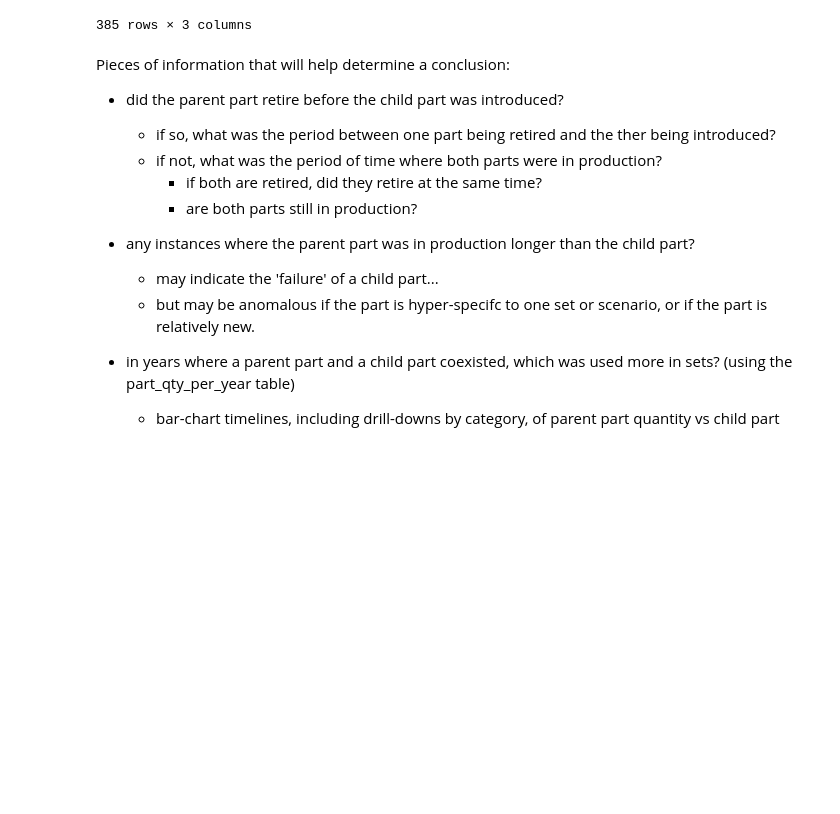
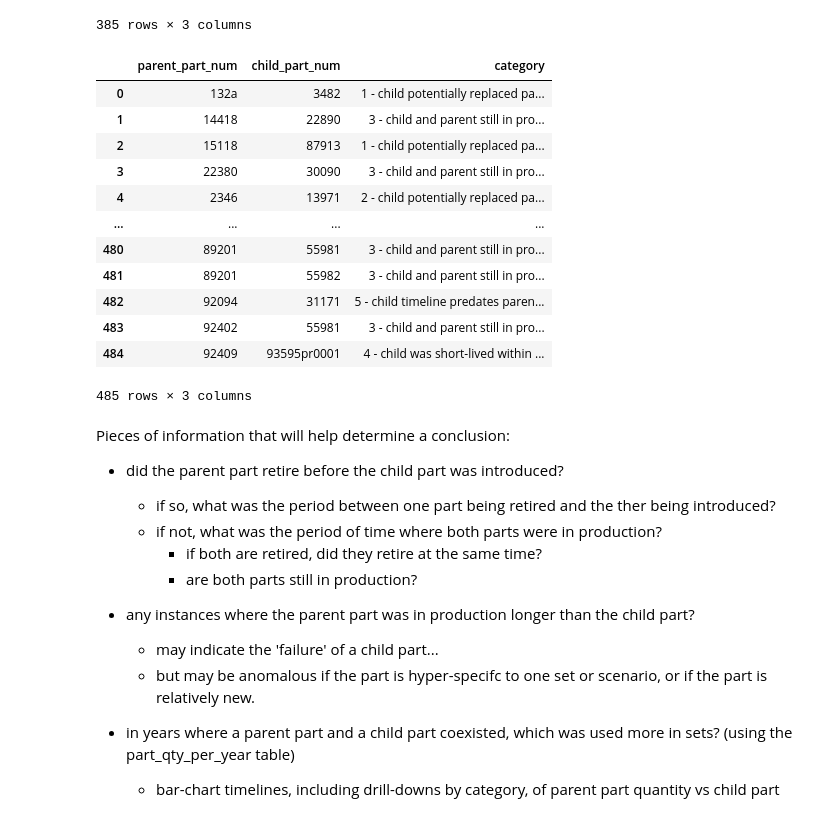
Before and after one commit to r4y856/Lego-Parts-Analysis, a Jupyter notebook: data_analysis_1.ipynb, the cells around one changed output. Drawn from its saved outputs; the diff is of its cells as text; code cells hidden in the pictures; blank space fills up the shorter version.

Commit message:
created parent-child lifespan categories

```diff
--- a/data_analysis_1.ipynb
+++ b/data_analysis_1.ipynb
@@ -283,6 +283,81 @@ part_classification
 | 383 | 89908 | 0.00 | 1.0 |
 | 384 | 87777 | 0.00 | 1.0 |
 385 rows × 3 columns
+# %%
+relationship_classification = duckdb.sql(
+"""
+WITH metrics AS (
+    SELECT
+        id,
+        parent_part_num,
+        child_part_num,
+
+        --min and max parent part production years
+        MIN(CASE WHEN parent_qty > 0 THEN year END) AS parent_min,
+        MAX(CASE WHEN parent_qty > 0 THEN year END) AS parent_max,
+
+        --min and max child part production years
+        MIN(CASE WHEN child_qty > 0 THEN year END) AS child_min,
+        MAX(CASE WHEN child_qty > 0 THEN year END) AS child_max,
+
+        --will be used to check if part is still in production
+        MAX(year) AS max_year
+
+
+    FROM part_qty_per_year
+    GROUP BY id, parent_part_num, child_part_num
+),
+
+parent_child_classified AS (
+    SELECT
+
+        *,
+
+        CASE
+            --co-production needs to be checked first, otherwise the other conditions will take precedence
+            WHEN parent_max = max_year AND child_max = max_year
+                THEN '3 - child and parent still in production together'
+
+
+            WHEN child_min >= parent_min AND child_max < parent_max
+                THEN '4 - child was short-lived within parent lifespan'
+
+
+            WHEN child_min < parent_max AND child_max > parent_max -- Fixed parent_min to parent_max
+                THEN '1 - child potentially replaced parent, with lifespan overlap'
+
+
+            WHEN child_min >= parent_max
+                THEN '2 - child potentially replaced parent, without lifespan overlap'
+
+            WHEN child_min < parent_min
+                THEN '5 - child timeline predates parent timeline - review manually'
+
+        END AS category
+    FROM metrics
+)
+
+SELECT parent_part_num, child_part_num, category  FROM parent_child_classified
+
+
+
+""").df()
+
+relationship_classification
+# %% [output]
+|  | parent_part_num | child_part_num | category |
+| 0 | 132a | 3482 | 1 - child potentially replaced pa... |
+| 1 | 14418 | 22890 | 3 - child and parent still in pro... |
+| 2 | 15118 | 87913 | 1 - child potentially replaced pa... |
+| 3 | 22380 | 30090 | 3 - child and parent still in pro... |
+| 4 | 2346 | 13971 | 2 - child potentially replaced pa... |
+| ... | ... | ... | ... |
+| 480 | 89201 | 55981 | 3 - child and parent still in pro... |
+| 481 | 89201 | 55982 | 3 - child and parent still in pro... |
+| 482 | 92094 | 31171 | 5 - child timeline predates paren... |
+| 483 | 92402 | 55981 | 3 - child and parent still in pro... |
+| 484 | 92409 | 93595pr0001 | 4 - child was short-lived within ... |
+485 rows × 3 columns
 # %%
 os.makedirs("report_data", exist_ok=True)
 parent_child_parts.to_csv(os.path.join("report_data", "parent_child_parts.csv"), index=False)
```
